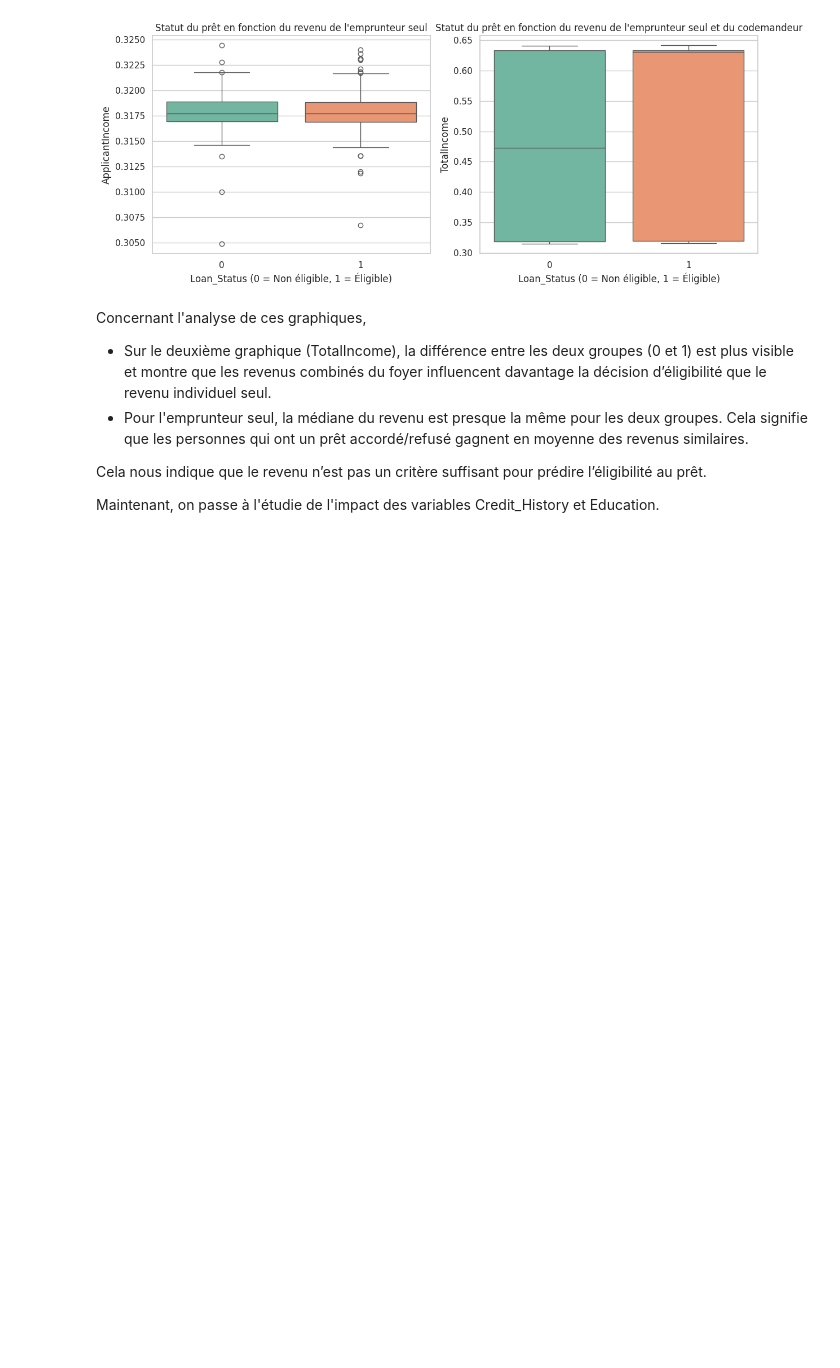
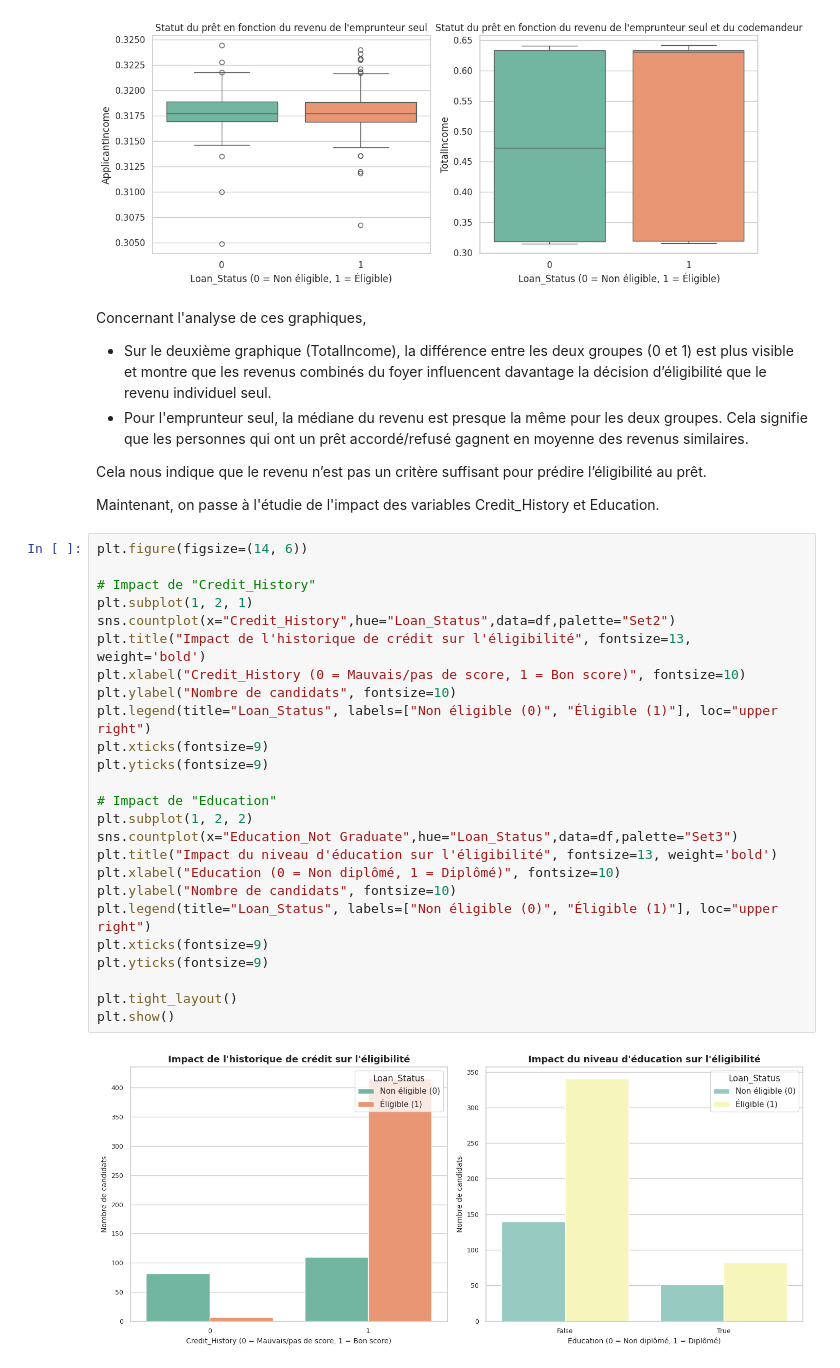
Before and after one commit to ach224/Prediction_eligibilite_pret_bancaire, a Jupyter notebook: Projet_1_–_Prédiction_de_l’éligibilité_à_un_prêt_bancaire.ipynb, the cells around one changed output. Saved outputs shown, nothing was run; the diff lists cells and outputs as text; blank space fills up the shorter version.

Commit message:
Analyse des variables Credit_History et Education

```diff
--- a/Projet_1_–_Prédiction_de_l’éligibilité_à_un_prêt_bancaire.ipynb
+++ b/Projet_1_–_Prédiction_de_l’éligibilité_à_un_prêt_bancaire.ipynb
@@ -491,3 +491,30 @@ Cela nous indique que le revenu n’est pas un critère suffisant pour prédire
 
 
 Maintenant, on passe à l'étudie de l'impact des variables Credit_History et Education.
+# %%
+plt.figure(figsize=(14, 6))
+
+# Impact de "Credit_History"
+plt.subplot(1, 2, 1)
+sns.countplot(x="Credit_History",hue="Loan_Status",data=df,palette="Set2")
+plt.title("Impact de l'historique de crédit sur l'éligibilité", fontsize=13, weight='bold')
+plt.xlabel("Credit_History (0 = Mauvais/pas de score, 1 = Bon score)", fontsize=10)
+plt.ylabel("Nombre de candidats", fontsize=10)
+plt.legend(title="Loan_Status", labels=["Non éligible (0)", "Éligible (1)"], loc="upper right")
+plt.xticks(fontsize=9)
+plt.yticks(fontsize=9)
+
+# Impact de "Education"
+plt.subplot(1, 2, 2)
+sns.countplot(x="Education_Not Graduate",hue="Loan_Status",data=df,palette="Set3")
+plt.title("Impact du niveau d'éducation sur l'éligibilité", fontsize=13, weight='bold')
+plt.xlabel("Education (0 = Non diplômé, 1 = Diplômé)", fontsize=10)
+plt.ylabel("Nombre de candidats", fontsize=10)
+plt.legend(title="Loan_Status", labels=["Non éligible (0)", "Éligible (1)"], loc="upper right")
+plt.xticks(fontsize=9)
+plt.yticks(fontsize=9)
+
+plt.tight_layout()
+plt.show()
+# %% [output]
+[figure, added]
```
Also changed, not shown: parts of 1 cell of this notebook.
